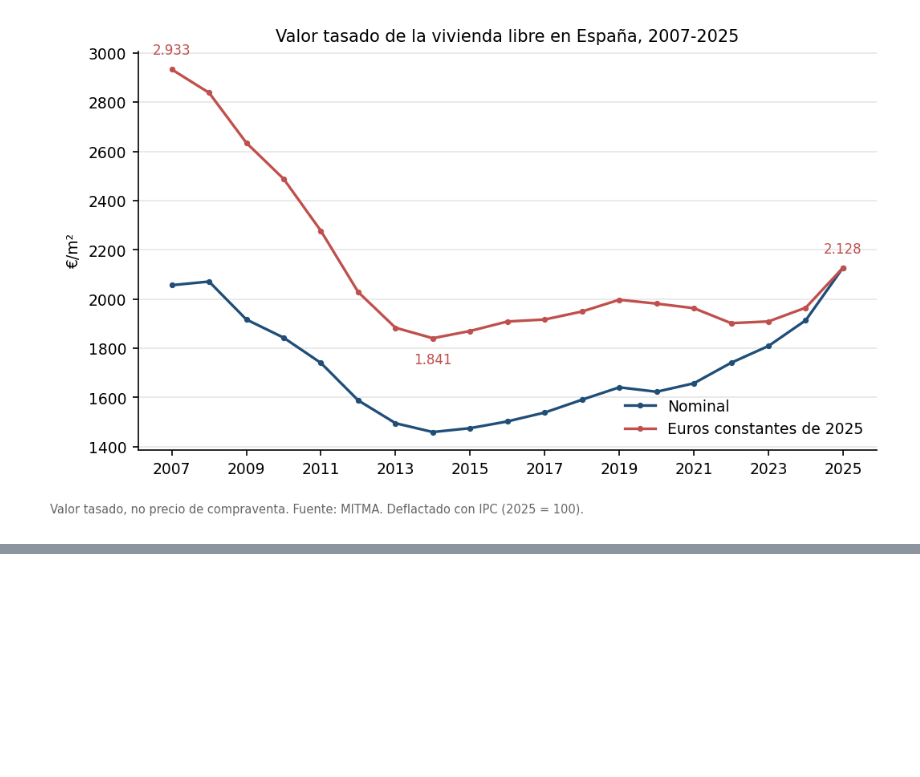
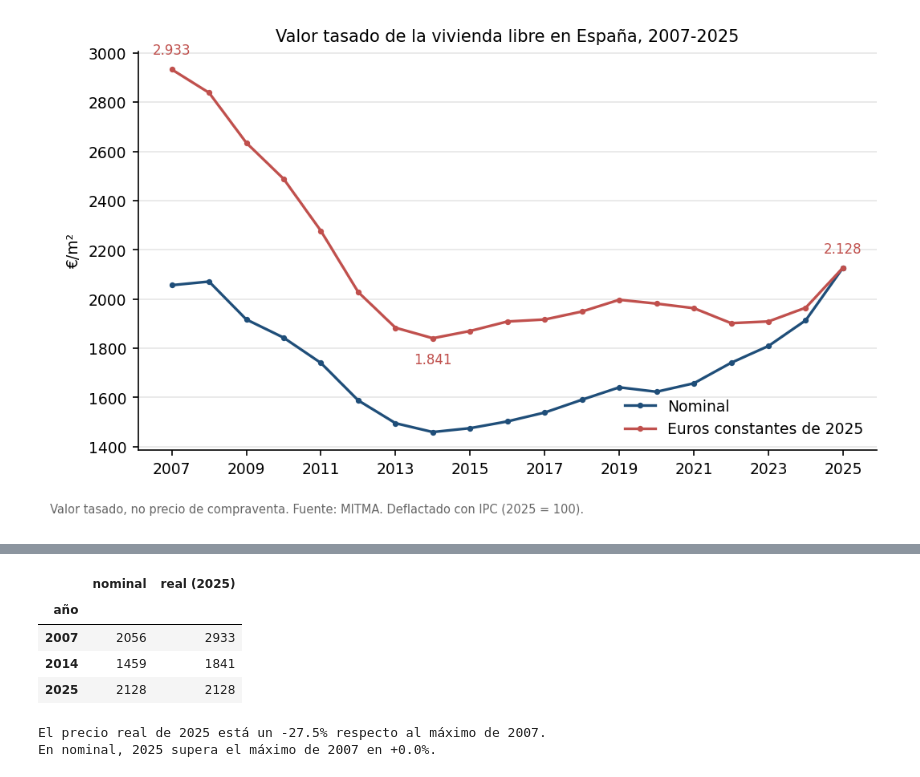
Before and after one commit to AlejandroCuntin/data-science, a Jupyter notebook: 01-eda-vivienda-espana/notebooks/01_precios.ipynb, the cells around one changed output, grey strips where cells are left out. Cells and saved outputs as stored; diff of their text form; code cells hidden in the pictures; blank space fills up the shorter version.

```diff
--- a/01-eda-vivienda-espana/notebooks/01_precios.ipynb
+++ b/01-eda-vivienda-espana/notebooks/01_precios.ipynb
@@ -104,0 +153,23 @@ plt.show()
+# %%
+summary = (
+    national.set_index("year")
+    .loc[[2007, 2014, 2025], ["price_nominal_eur_m2", "price_real_eur_m2"]]
+    .round(0)
+    .astype(int)
+)
+summary.index.name = "año"
+summary.columns = ["nominal", "real (2025)"]
+display(summary)
+
+print(f"El precio real de 2025 está un {last['price_real_eur_m2'] / peak['price_real_eur_m2'] - 1:.1%} "
+      "respecto al máximo de 2007.")
+print(f"En nominal, 2025 supera el máximo de 2007 en "
+      f"{last['price_nominal_eur_m2'] / national['price_nominal_eur_m2'].max() - 1:+.1%}.")
+# %% [output]
+|  | nominal | real (2025) |
+| año |  |  |
+| 2007 | 2056 | 2933 |
+| 2014 | 1459 | 1841 |
+| 2025 | 2128 | 2128 |
+El precio real de 2025 está un -27.5% respecto al máximo de 2007.
+En nominal, 2025 supera el máximo de 2007 en +0.0%.
```
Also changed, not shown: parts of 2 cells of this notebook.
